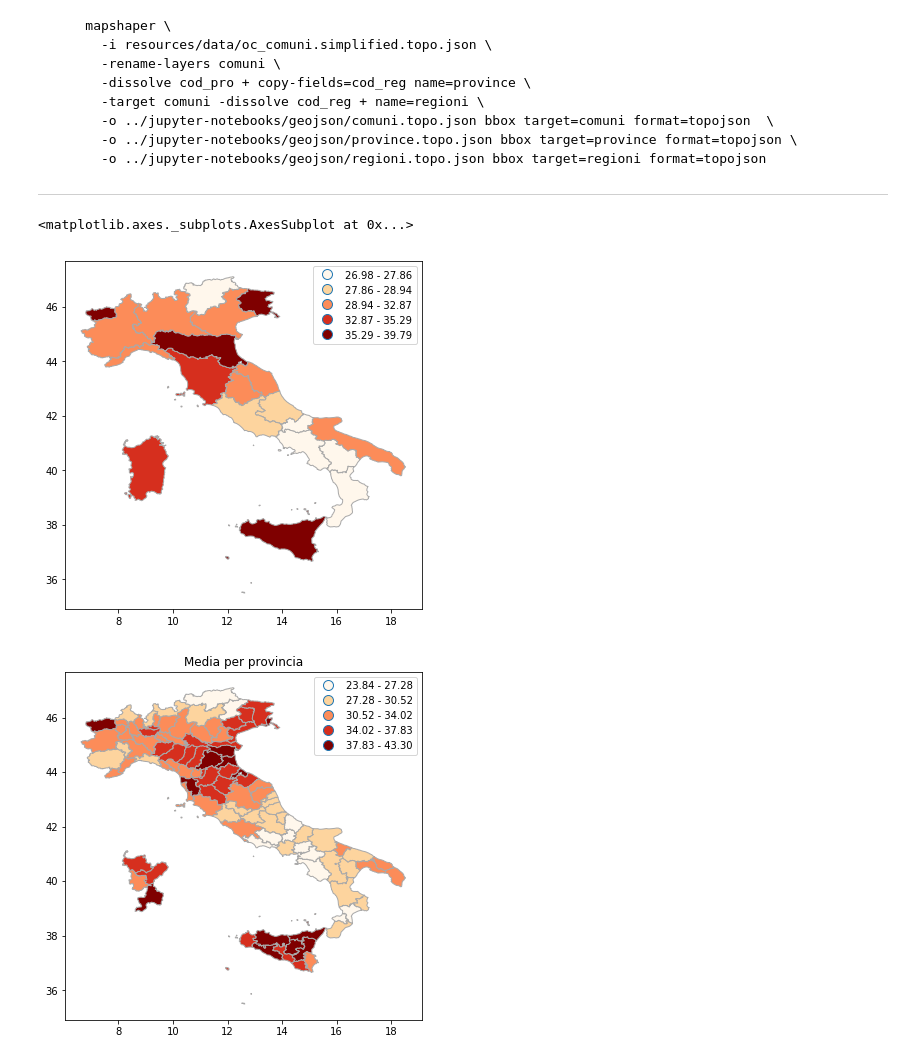
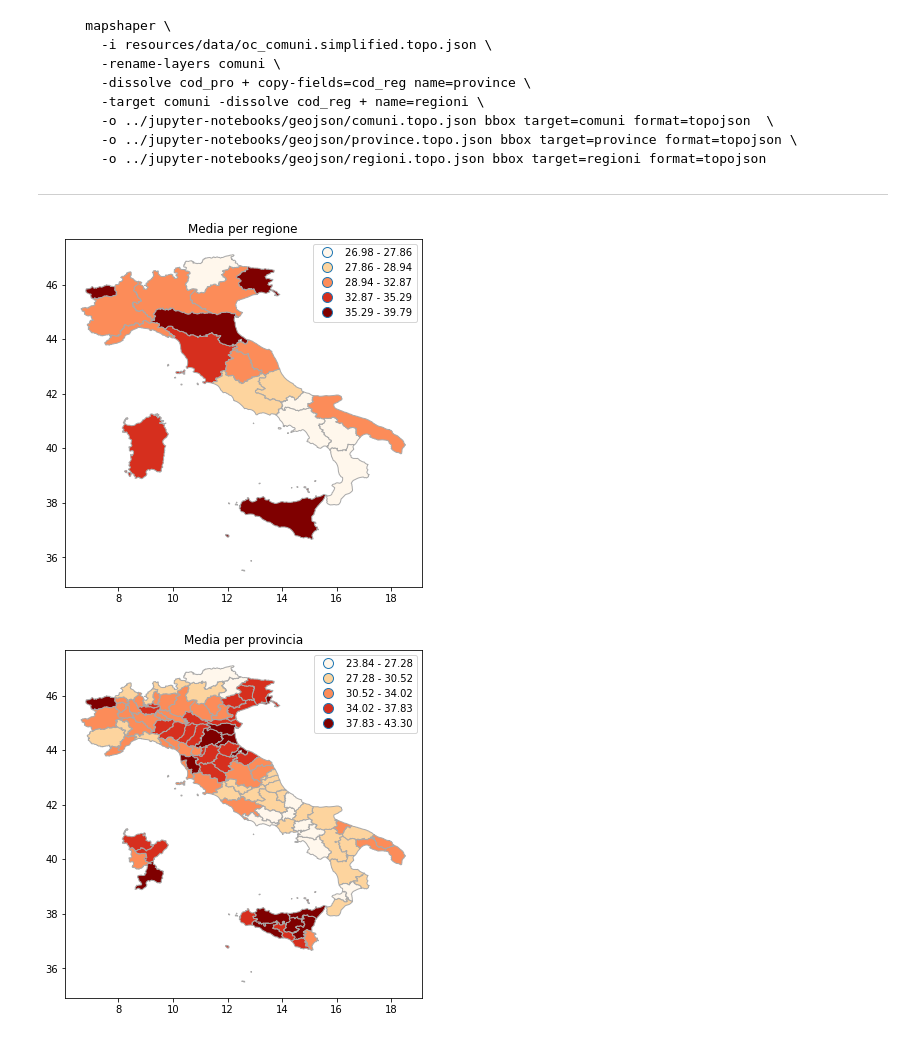
Before and after one commit to guglielmo/datalab, a Jupyter notebook: opdm/Il genere degli eletti.ipynb, the cells around one changed output. Cells and saved outputs as stored; diff of their text form; code cells hidden in the pictures.

```diff
--- a/opdm/Il genere degli eletti.ipynb
+++ b/opdm/Il genere degli eletti.ipynb
@@ -219,24 +216,24 @@ attraverso l'uso di mapshaper, seguendo queste semplici istruzioni:
 # %%
 # caricamento dati CSV e topojson delle province
 geo_df = gpd.read_file('../geojson/regioni.topo.json')
 geo_df.crs = {'init' :'epsg:4326'}
 data_df = pd.read_csv('dati/genere_medie_regioni.csv', encoding='utf8')
 
 # fusione dei dataframe geografici e csv
 df=geo_df.merge(data_df, left_on='cod_reg', right_on='area_istat_reg_code', how='right').fillna(0)
 
 # rimozione colonne inutili e cambio nome
 df.drop(columns=['id', 'area_istat_reg_code'], inplace=True)
 
 # plot
-df.plot(
+reg_plot = df.plot(
     column='perc_f', cmap='OrRd', scheme='Fisher_Jenks',
     legend=True, figsize=[6.4, 6.4],
     edgecolor='darkgray',
 )
+reg_plot.set_title('Media per regione');
 # %% [output]
-<matplotlib.axes._subplots.AxesSubplot at 0x...>
-[figure, old version]
+[figure, new version]
 # %%
 # caricamento dati CSV e topojson delle regioni
 geo_df = gpd.read_file('../geojson/province.topo.json')
```
Also changed, not shown: parts of 7 cells of this notebook.
